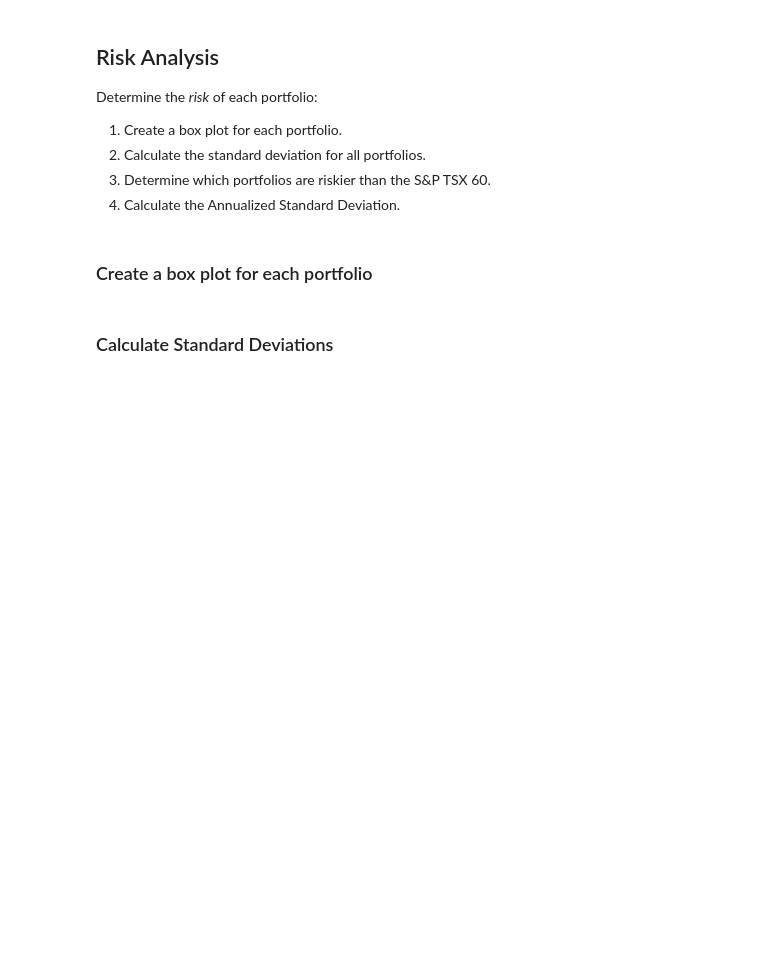
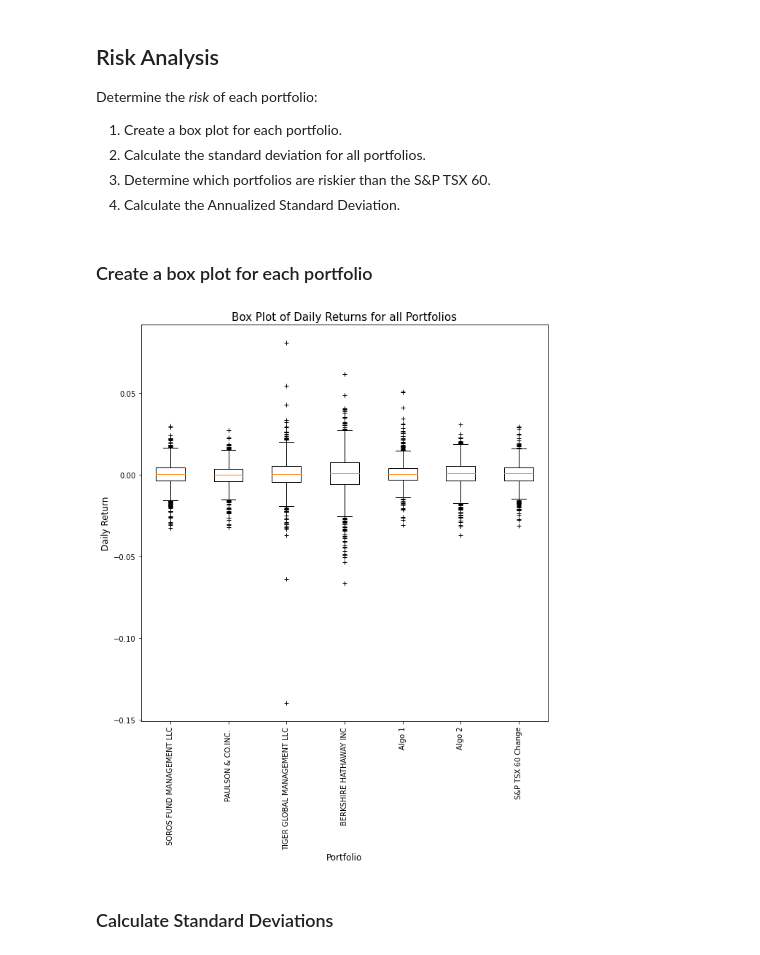
Before and after one commit to nomadic-me/Whale-Off-The-Portfolio, a Jupyter notebook: whale_analysis.ipynb, the cells around one changed output. Drawn from its saved outputs; the diff is of its cells as text; code cells hidden in the pictures; blank space fills up the shorter version.

Commit message:
Plotted Box Plot of Daily Returns for all Portfolios
Signed-off-by: Satish Surath <s@n-m.co>

```diff
--- a/whale_analysis.ipynb
+++ b/whale_analysis.ipynb
@@ -430,3 +427,18 @@ Determine the _risk_ of each portfolio:
+# %%
+# Box plot to visually show risk
+
+plt.figure(figsize=(10, 10))
+bp = plt.boxplot(df_consolidated[portfolio_items], notch=0, sym='+', vert=1, whis=1.5)
+plt.title('Box Plot of Daily Returns for all Portfolios', fontsize = 15)
+plt.xticks(range(1, len(portfolio_items) + 1), portfolio_items, rotation='vertical')
+plt.xlabel('Portfolio', fontsize = 12)
+plt.ylabel('Daily Return', fontsize = 12)
+plt.setp(bp['boxes'], color='black')
+plt.setp(bp['whiskers'], color='black')
+plt.setp(bp['fliers'], color='red', marker='+')
+plt.show()
+# %% [output]
+[figure, added]
 # %% [markdown]
 ### Calculate Standard Deviations
 # %%
```
Also changed, not shown: parts of 2 cells of this notebook.
